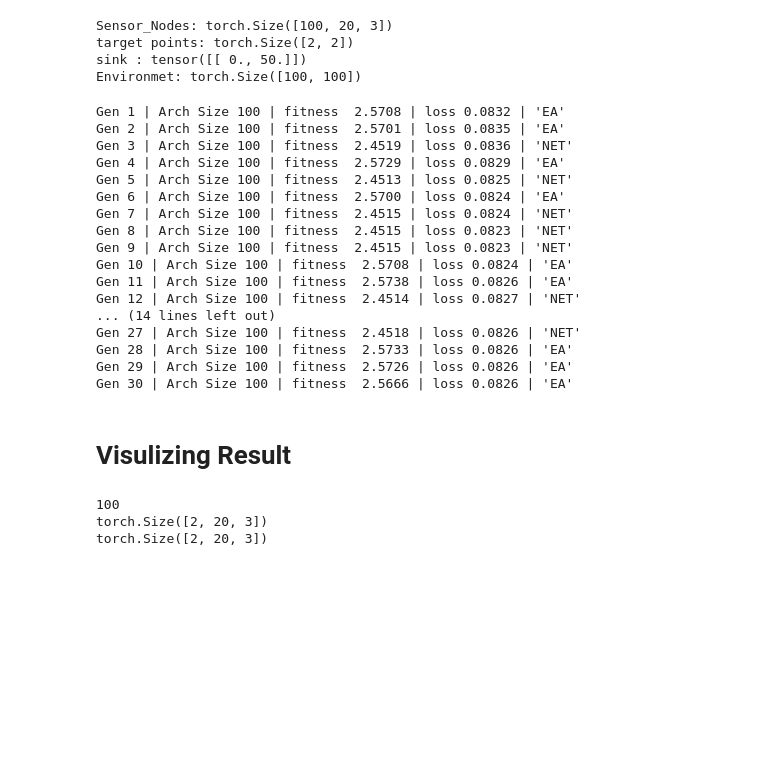
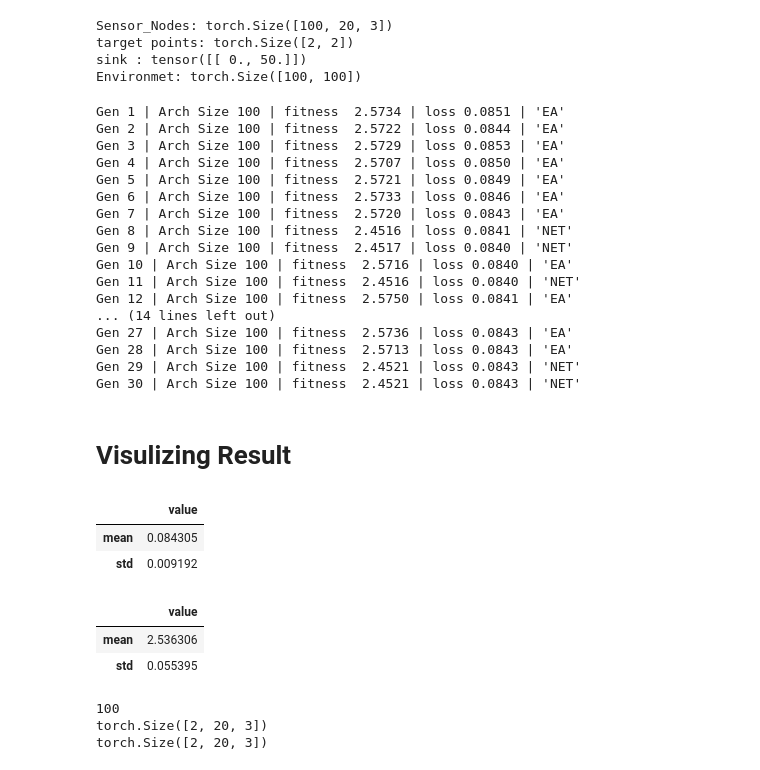
Before and after one commit to amirhu37/DCPMK, a Jupyter notebook: DCPMK.ipynb, the cells around one changed output. Drawn from its saved outputs; the diff is of its cells as text; code cells hidden in the pictures; blank space fills up the shorter version.

```diff
--- a/DCPMK.ipynb
+++ b/DCPMK.ipynb
@@ -957,10 +951,6 @@ target points: torch.Size([2, 2])
 sink : tensor([[ 0., 50.]])
 Environmet: torch.Size([100, 100])
 # %%
-from collections import deque
-
-archiveLen : int = 100
-
 ft_dure_gen : list = list()
 loss_dure_archive = list()
 losses : list = list()
@@ -1024,22 +1014,22 @@ for gen in range(n_simu):
 	print(f"Gen {gen+1} | Arch Size {len(archive)} | fitness {newX_fitness.mean().item(): .4f} | loss {torch.tensor(loss_dure_archive).mean().item():.4f} | {"'NET'" if head and gen > 1 else "'EA'"} ")
 	# break
 # %% [output]
-Gen 1 | Arch Size 100 | fitness  2.5708 | loss 0.0832 | 'EA'
-Gen 2 | Arch Size 100 | fitness  2.5701 | loss 0.0835 | 'EA'
-Gen 3 | Arch Size 100 | fitness  2.4519 | loss 0.0836 | 'NET'
-Gen 4 | Arch Size 100 | fitness  2.5729 | loss 0.0829 | 'EA'
-Gen 5 | Arch Size 100 | fitness  2.4513 | loss 0.0825 | 'NET'
-Gen 6 | Arch Size 100 | fitness  2.5700 | loss 0.0824 | 'EA'
-Gen 7 | Arch Size 100 | fitness  2.4515 | loss 0.0824 | 'NET'
-Gen 8 | Arch Size 100 | fitness  2.4515 | loss 0.0823 | 'NET'
-Gen 9 | Arch Size 100 | fitness  2.4515 | loss 0.0823 | 'NET'
-Gen 10 | Arch Size 100 | fitness  2.5708 | loss 0.0824 | 'EA'
-Gen 11 | Arch Size 100 | fitness  2.5738 | loss 0.0826 | 'EA'
-Gen 12 | Arch Size 100 | fitness  2.4514 | loss 0.0827 | 'NET'
+Gen 1 | Arch Size 100 | fitness  2.5734 | loss 0.0851 | 'EA'
+Gen 2 | Arch Size 100 | fitness  2.5722 | loss 0.0844 | 'EA'
+Gen 3 | Arch Size 100 | fitness  2.5729 | loss 0.0853 | 'EA'
+Gen 4 | Arch Size 100 | fitness  2.5707 | loss 0.0850 | 'EA'
+Gen 5 | Arch Size 100 | fitness  2.5721 | loss 0.0849 | 'EA'
+Gen 6 | Arch Size 100 | fitness  2.5733 | loss 0.0846 | 'EA'
+Gen 7 | Arch Size 100 | fitness  2.5720 | loss 0.0843 | 'EA'
+Gen 8 | Arch Size 100 | fitness  2.4516 | loss 0.0841 | 'NET'
+Gen 9 | Arch Size 100 | fitness  2.4517 | loss 0.0840 | 'NET'
+Gen 10 | Arch Size 100 | fitness  2.5716 | loss 0.0840 | 'EA'
+Gen 11 | Arch Size 100 | fitness  2.4516 | loss 0.0840 | 'NET'
+Gen 12 | Arch Size 100 | fitness  2.5750 | loss 0.0841 | 'EA'
 ... (14 lines left out)
-Gen 27 | Arch Size 100 | fitness  2.4518 | loss 0.0826 | 'NET'
-Gen 28 | Arch Size 100 | fitness  2.5733 | loss 0.0826 | 'EA'
-Gen 29 | Arch Size 100 | fitness  2.5726 | loss 0.0826 | 'EA'
-Gen 30 | Arch Size 100 | fitness  2.5666 | loss 0.0826 | 'EA'
+Gen 27 | Arch Size 100 | fitness  2.5736 | loss 0.0843 | 'EA'
+Gen 28 | Arch Size 100 | fitness  2.5713 | loss 0.0843 | 'EA'
+Gen 29 | Arch Size 100 | fitness  2.4521 | loss 0.0843 | 'NET'
+Gen 30 | Arch Size 100 | fitness  2.4521 | loss 0.0843 | 'NET'
 # %% [markdown]
 # Visulizing Result
@@ -1046,3 +1040,25 @@ Gen 30 | Arch Size 100 | fitness  2.5666 | loss 0.0826 | 'EA'
+# %%
+loss_stats = pd.DataFrame({
+    'mean' : loss_dure_archive.mean(),
+    'std' : loss_dure_archive.std(),
+}, index = ['value']).T
+
+loss_stats
+# %% [output]
+|  | value |
+| mean | 0.084305 |
+| std | 0.009192 |
+# %%
+fitness_stats = pd.DataFrame({
+    'mean' : ft_dure_gen.mean(),
+    'std' : ft_dure_gen.std(),
+}, index= ['value']).T
+
+fitness_stats
+# %% [output]
+|  | value |
+| mean | 2.536306 |
+| std | 0.055395 |
 # %%
 archive = list(archive)
 print(len(archive))
```
Also changed, not shown: parts of 18 cells of this notebook.
